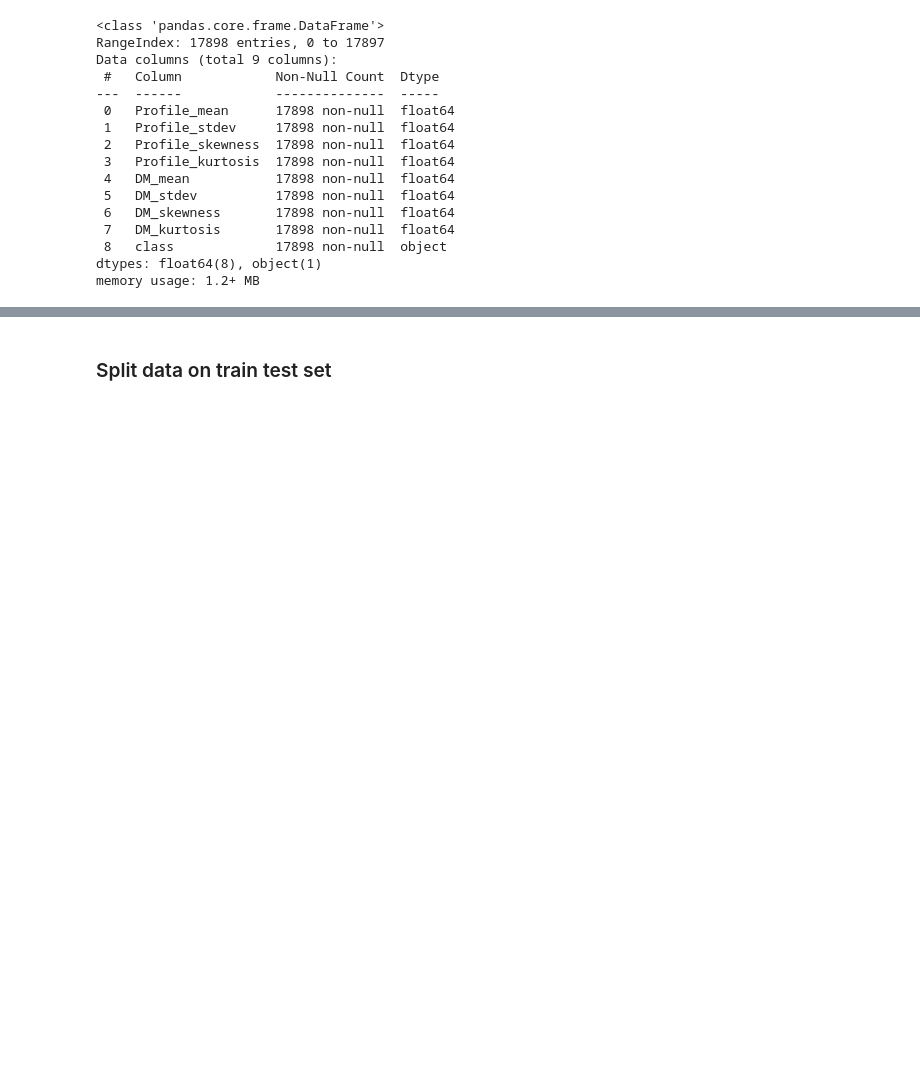
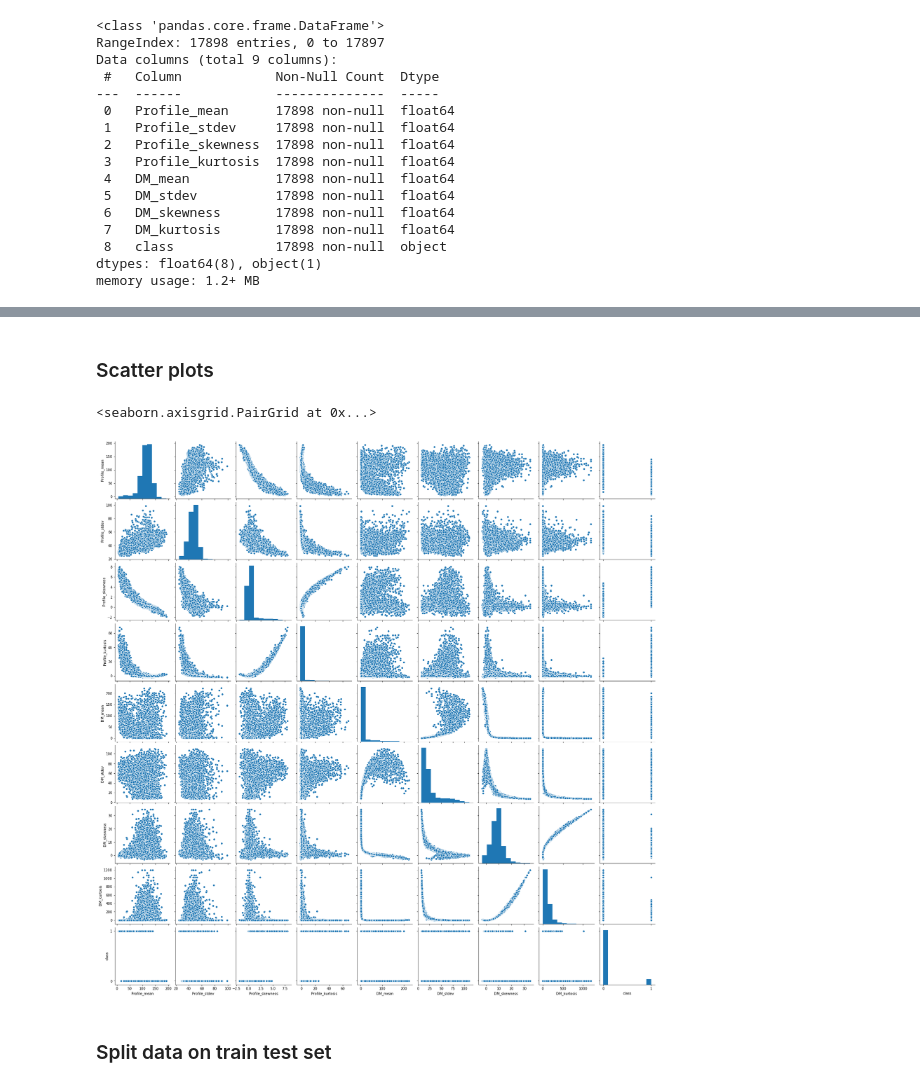
Before and after one commit to vseredovych/ML, a Jupyter notebook: HomeWork/HW1/NN - XGBoost.ipynb, the cells around one changed output, grey strips where cells are left out. Cells and saved outputs as stored; diff of their text form; code cells hidden in the pictures; blank space fills up the shorter version.

```diff
--- a/HomeWork/HW1/NN - XGBoost.ipynb
+++ b/HomeWork/HW1/NN - XGBoost.ipynb
@@ -75,3 +85,10 @@ memory usage: 1.2+ MB
+# %% [markdown]
+### Scatter plots
+# %%
+sns.pairplot(df)
+# %% [output]
+<seaborn.axisgrid.PairGrid at 0x...>
+[figure, added]
 # %% [markdown]
 ### Split data on train test set
 # %%
```
Also changed, not shown: parts of 4 cells of this notebook, 4 other files.
